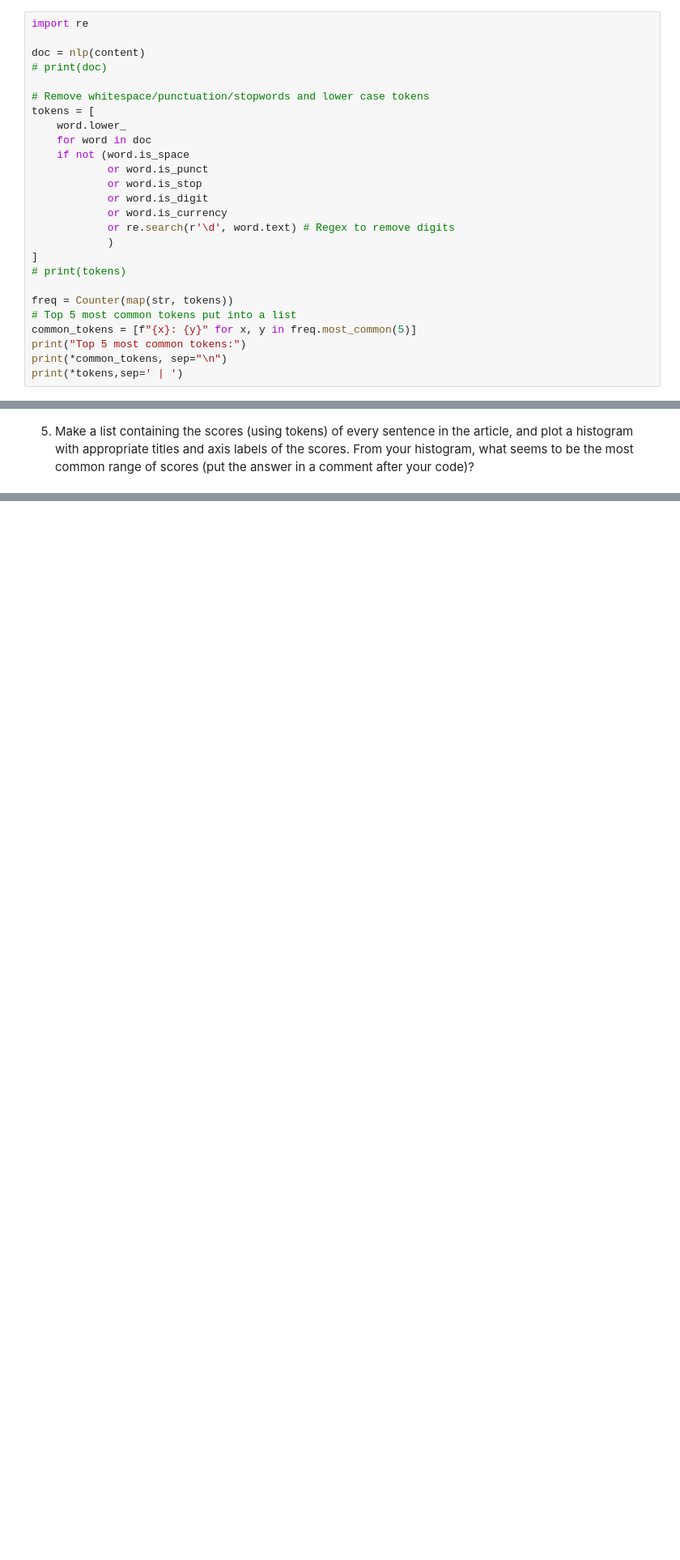
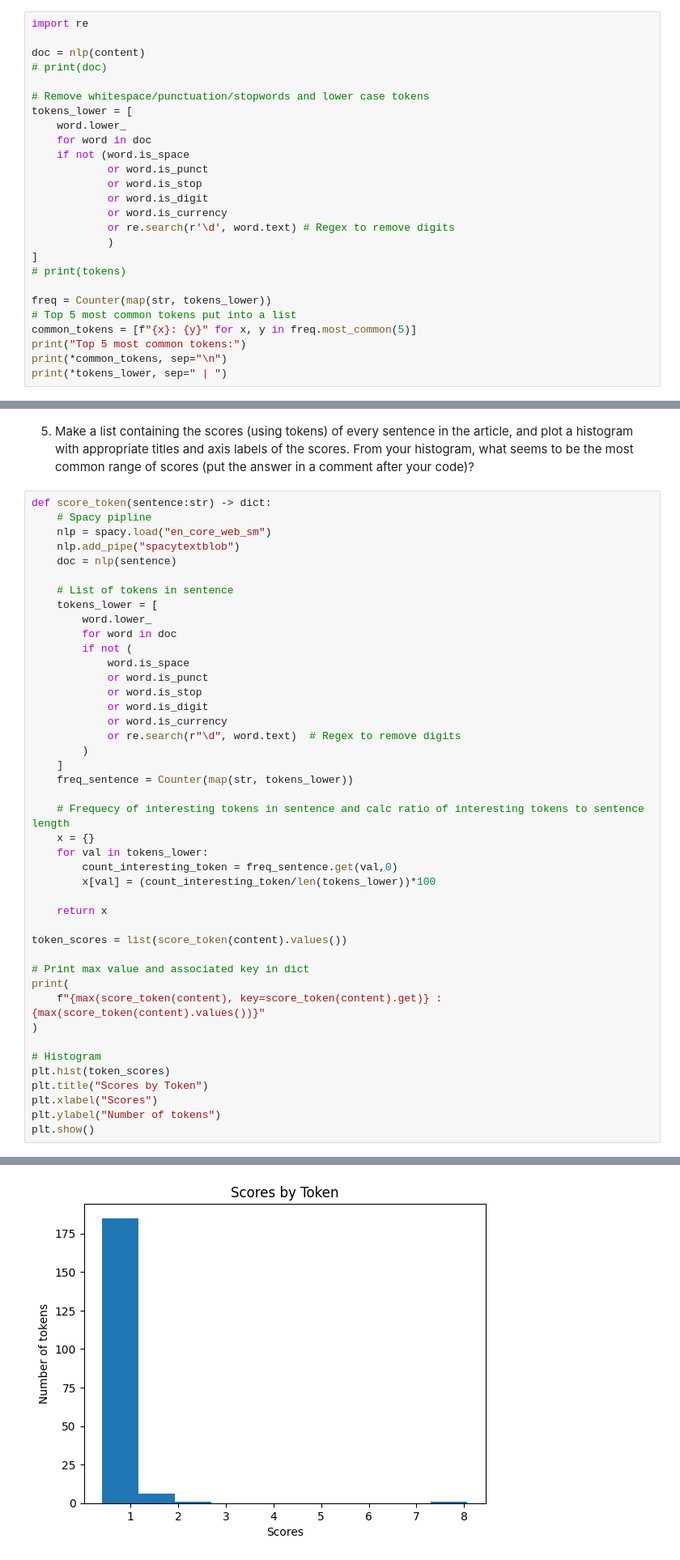
Before and after one commit to crsellinger/article-summarizer, a Jupyter notebook: article-summarizer.ipynb, the cells around one changed output, grey strips where cells are left out. Shown: that part at 81% size. Saved outputs shown, nothing was run; the diff lists cells and outputs as text; blank space fills up the shorter version.

```diff
--- a/article-summarizer.ipynb
+++ b/article-summarizer.ipynb
@@ -142,7 +142,7 @@ doc = nlp(content)
 # print(doc)
 
 # Remove whitespace/punctuation/stopwords and lower case tokens
-tokens = [
+tokens_lower = [
     word.lower_
     for word in doc
     if not (word.is_space
@@ -155,12 +155,12 @@ tokens = [
 ]
 # print(tokens)
 
-freq = Counter(map(str, tokens))
+freq = Counter(map(str, tokens_lower))
 # Top 5 most common tokens put into a list
 common_tokens = [f"{x}: {y}" for x, y in freq.most_common(5)]
 print("Top 5 most common tokens:")
 print(*common_tokens, sep="\n")
-print(*tokens,sep=' | ')
+print(*tokens_lower, sep=" | ")
 # %% [output]
 Top 5 most common tokens:
 jul: 20
@@ -205,3 +205,47 @@ dip: 4
 value | aren | cover | hold | fucking | stock | party | dude | shady | go | pre | market | hype | diamond | hand | relax | printer | sing | song | people | army | dogeeeee | rkt | dividend | dividend  ...
 # %% [markdown]
 5. Make a list containing the scores (using tokens) of every sentence in the article, and plot a histogram with appropriate titles and axis labels of the scores. From your histogram, what seems to be the most common range of scores (put the answer in a comment after your code)?
+# %%
+def score_token(sentence:str) -> dict:
+    # Spacy pipline
+    nlp = spacy.load("en_core_web_sm")
+    nlp.add_pipe("spacytextblob")
+    doc = nlp(sentence)
+
+    # List of tokens in sentence
+    tokens_lower = [
+        word.lower_
+        for word in doc
+        if not (
+            word.is_space
+            or word.is_punct
+            or word.is_stop
+            or word.is_digit
+            or word.is_currency
+            or re.search(r"\d", word.text)  # Regex to remove digits
+        )
+    ]
+    freq_sentence = Counter(map(str, tokens_lower))
+
+    # Frequecy of interesting tokens in sentence and calc ratio of interesting tokens to sentence length
+    x = {}
+    for val in tokens_lower:
+        count_interesting_token = freq_sentence.get(val,0)
+        x[val] = (count_interesting_token/len(tokens_lower))*100
+
+    return x
+
+token_scores = list(score_token(content).values())
+
+# Print max value and associated key in dict
+print(
+    f"{max(score_token(content), key=score_token(content).get)} : {max(score_token(content).values())}"
+)
+
+# Histogram
+plt.hist(token_scores)
+plt.title("Scores by Token")
+plt.xlabel("Scores")
+plt.ylabel("Number of tokens")
+plt.show()
+# %% [output]
@@ -208,2 +253,3 @@ value | aren | cover | hold | fucking | stock | party | dude | shady | go | pre
+[figure, added]
 # %% [markdown]
 6. Make a list containing the scores (using lemmas) of every sentence in the article, and plot a histogram with appropriate titles and axis labels of the scores.  From your histogram, what seems to be the most common range of scores (put the answer in a comment after your code)?
```
Also changed, not shown: parts of 5 cells of this notebook.
